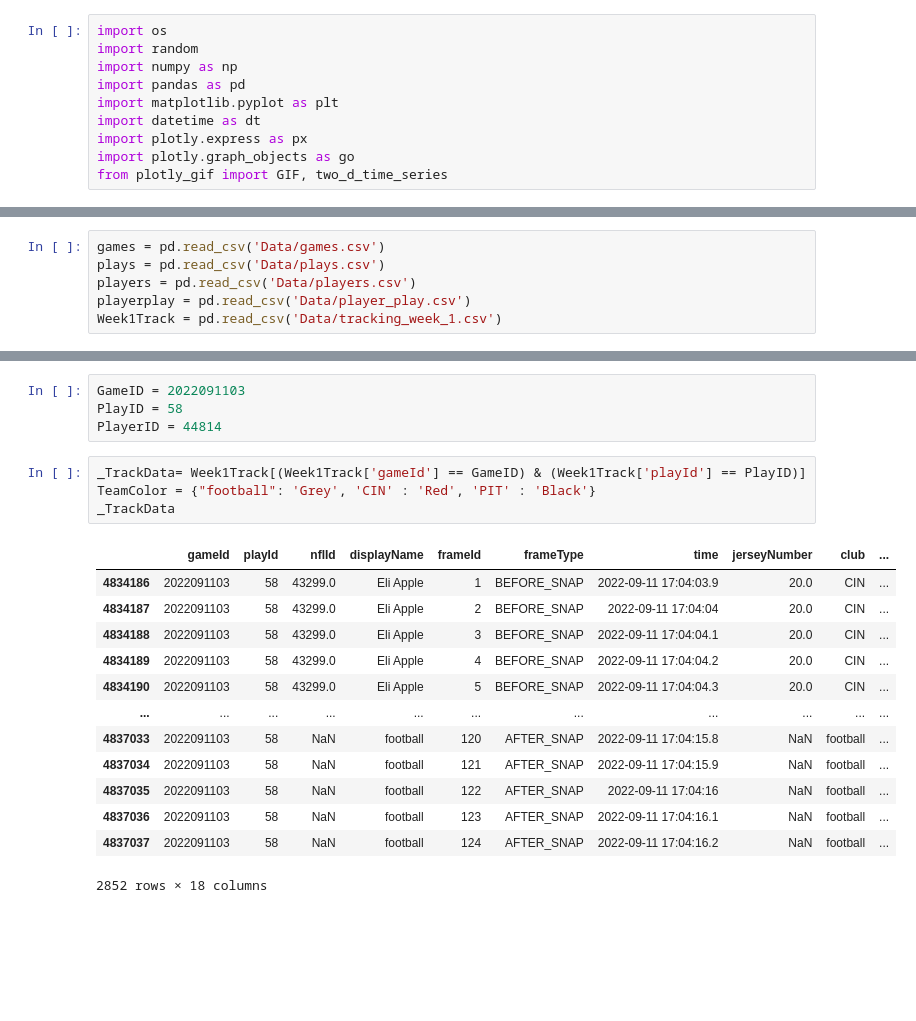
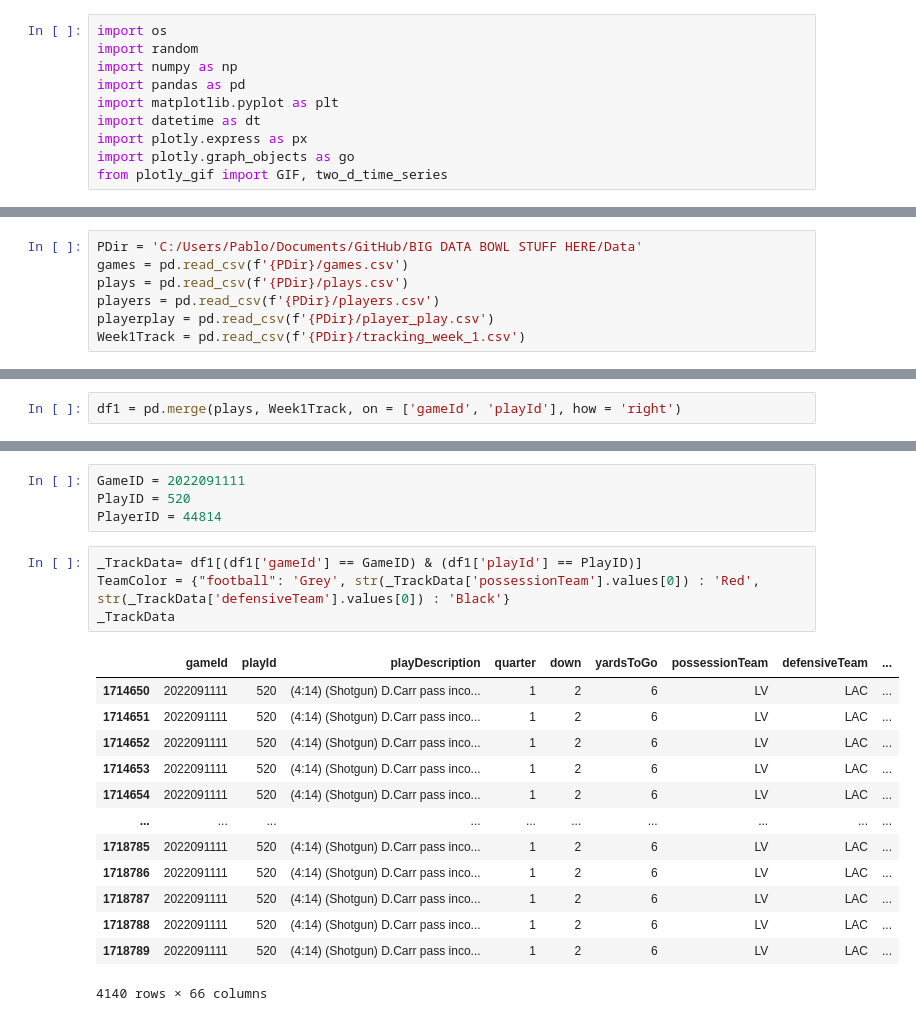
Before and after one commit to B-Velasco/BDB25, a Jupyter notebook: Files/Playground.ipynb, the cells around one changed output, grey strips where cells are left out. Cells and saved outputs as stored; diff of their text form; blank space fills up the shorter version.

```diff
--- a/Files/Playground.ipynb
+++ b/Files/Playground.ipynb
@@ -34,6 +26,7 @@ from plotly_gif import GIF, two_d_time_series
 # %%
-games = pd.read_csv('Data/games.csv')
-plays = pd.read_csv('Data/plays.csv')
-players = pd.read_csv('Data/players.csv')
-playerplay = pd.read_csv('Data/player_play.csv')
-Week1Track = pd.read_csv('Data/tracking_week_1.csv')
+PDir = 'C:/Users/Pablo/Documents/GitHub/BIG DATA BOWL STUFF HERE/Data'
+games = pd.read_csv(f'{PDir}/games.csv')
+plays = pd.read_csv(f'{PDir}/plays.csv')
+players = pd.read_csv(f'{PDir}/players.csv')
+playerplay = pd.read_csv(f'{PDir}/player_play.csv')
+Week1Track = pd.read_csv(f'{PDir}/tracking_week_1.csv')
@@ -41,0 +33,2 @@ FileNotFoundError: [Errno 2] No such file or directory: 'Data/games.csv'
+# %%
+df1 = pd.merge(plays, Week1Track, on = ['gameId', 'playId'], how = 'right')
@@ -42,25 +45,25 @@ FileNotFoundError: [Errno 2] No such file or directory: 'Data/games.csv'
 # %%
-GameID = 2022091103
-PlayID = 58
+GameID = 2022091111
+PlayID = 520
 PlayerID = 44814
 # %%
-_TrackData= Week1Track[(Week1Track['gameId'] == GameID) & (Week1Track['playId'] == PlayID)]
-TeamColor = {"football": 'Grey', 'CIN' : 'Red', 'PIT' : 'Black'}
+_TrackData= df1[(df1['gameId'] == GameID) & (df1['playId'] == PlayID)]
+TeamColor = {"football": 'Grey', str(_TrackData['possessionTeam'].values[0]) : 'Red', str(_TrackData['defensiveTeam'].values[0]) : 'Black'}
 _TrackData
 # %% [output]
-|  | gameId | playId | nflId | displayName | frameId | frameType | time | jerseyNumber | club | ... |
-| 4834186 | 2022091103 | 58 | 43299.0 | Eli Apple | 1 | BEFORE_SNAP | 2022-09-11 17:04:03.9 | 20.0 | CIN | ... |
-| 4834187 | 2022091103 | 58 | 43299.0 | Eli Apple | 2 | BEFORE_SNAP | 2022-09-11 17:04:04 | 20.0 | CIN | ... |
-| 4834188 | 2022091103 | 58 | 43299.0 | Eli Apple | 3 | BEFORE_SNAP | 2022-09-11 17:04:04.1 | 20.0 | CIN | ... |
-| 4834189 | 2022091103 | 58 | 43299.0 | Eli Apple | 4 | BEFORE_SNAP | 2022-09-11 17:04:04.2 | 20.0 | CIN | ... |
-| 4834190 | 2022091103 | 58 | 43299.0 | Eli Apple | 5 | BEFORE_SNAP | 2022-09-11 17:04:04.3 | 20.0 | CIN | ... |
-| ... | ... | ... | ... | ... | ... | ... | ... | ... | ... | ... |
-| 4837033 | 2022091103 | 58 | NaN | football | 120 | AFTER_SNAP | 2022-09-11 17:04:15.8 | NaN | football | ... |
-| 4837034 | 2022091103 | 58 | NaN | football | 121 | AFTER_SNAP | 2022-09-11 17:04:15.9 | NaN | football | ... |
-| 4837035 | 2022091103 | 58 | NaN | football | 122 | AFTER_SNAP | 2022-09-11 17:04:16 | NaN | football | ... |
-| 4837036 | 2022091103 | 58 | NaN | football | 123 | AFTER_SNAP | 2022-09-11 17:04:16.1 | NaN | football | ... |
-| 4837037 | 2022091103 | 58 | NaN | football | 124 | AFTER_SNAP | 2022-09-11 17:04:16.2 | NaN | football | ... |
+|  | gameId | playId | playDescription | quarter | down | yardsToGo | possessionTeam | defensiveTeam | ... |
+| 1714650 | 2022091111 | 520 | (4:14) (Shotgun) D.Carr pass inco... | 1 | 2 | 6 | LV | LAC | ... |
+| 1714651 | 2022091111 | 520 | (4:14) (Shotgun) D.Carr pass inco... | 1 | 2 | 6 | LV | LAC | ... |
+| 1714652 | 2022091111 | 520 | (4:14) (Shotgun) D.Carr pass inco... | 1 | 2 | 6 | LV | LAC | ... |
+| 1714653 | 2022091111 | 520 | (4:14) (Shotgun) D.Carr pass inco... | 1 | 2 | 6 | LV | LAC | ... |
+| 1714654 | 2022091111 | 520 | (4:14) (Shotgun) D.Carr pass inco... | 1 | 2 | 6 | LV | LAC | ... |
+| ... | ... | ... | ... | ... | ... | ... | ... | ... | ... |
+| 1718785 | 2022091111 | 520 | (4:14) (Shotgun) D.Carr pass inco... | 1 | 2 | 6 | LV | LAC | ... |
+| 1718786 | 2022091111 | 520 | (4:14) (Shotgun) D.Carr pass inco... | 1 | 2 | 6 | LV | LAC | ... |
+| 1718787 | 2022091111 | 520 | (4:14) (Shotgun) D.Carr pass inco... | 1 | 2 | 6 | LV | LAC | ... |
+| 1718788 | 2022091111 | 520 | (4:14) (Shotgun) D.Carr pass inco... | 1 | 2 | 6 | LV | LAC | ... |
+| 1718789 | 2022091111 | 520 | (4:14) (Shotgun) D.Carr pass inco... | 1 | 2 | 6 | LV | LAC | ... |
-2852 rows × 18 columns
+4140 rows × 66 columns
 # %%
 fig = go.Figure(layout_yaxis_range=[0, 53.3], layout_xaxis_range=[0, 120])
 
```
Also changed, not shown: parts of 13 cells of this notebook.
